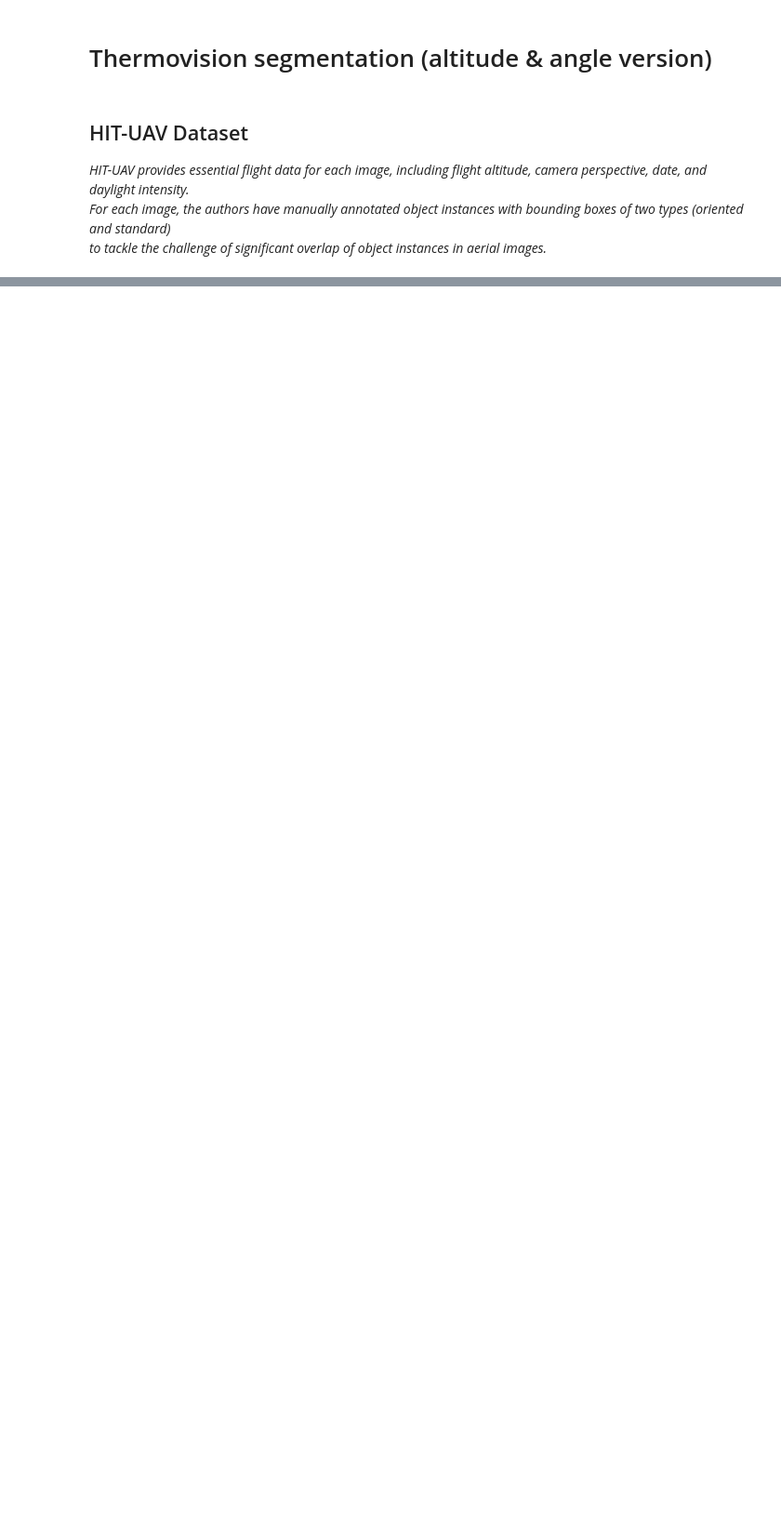
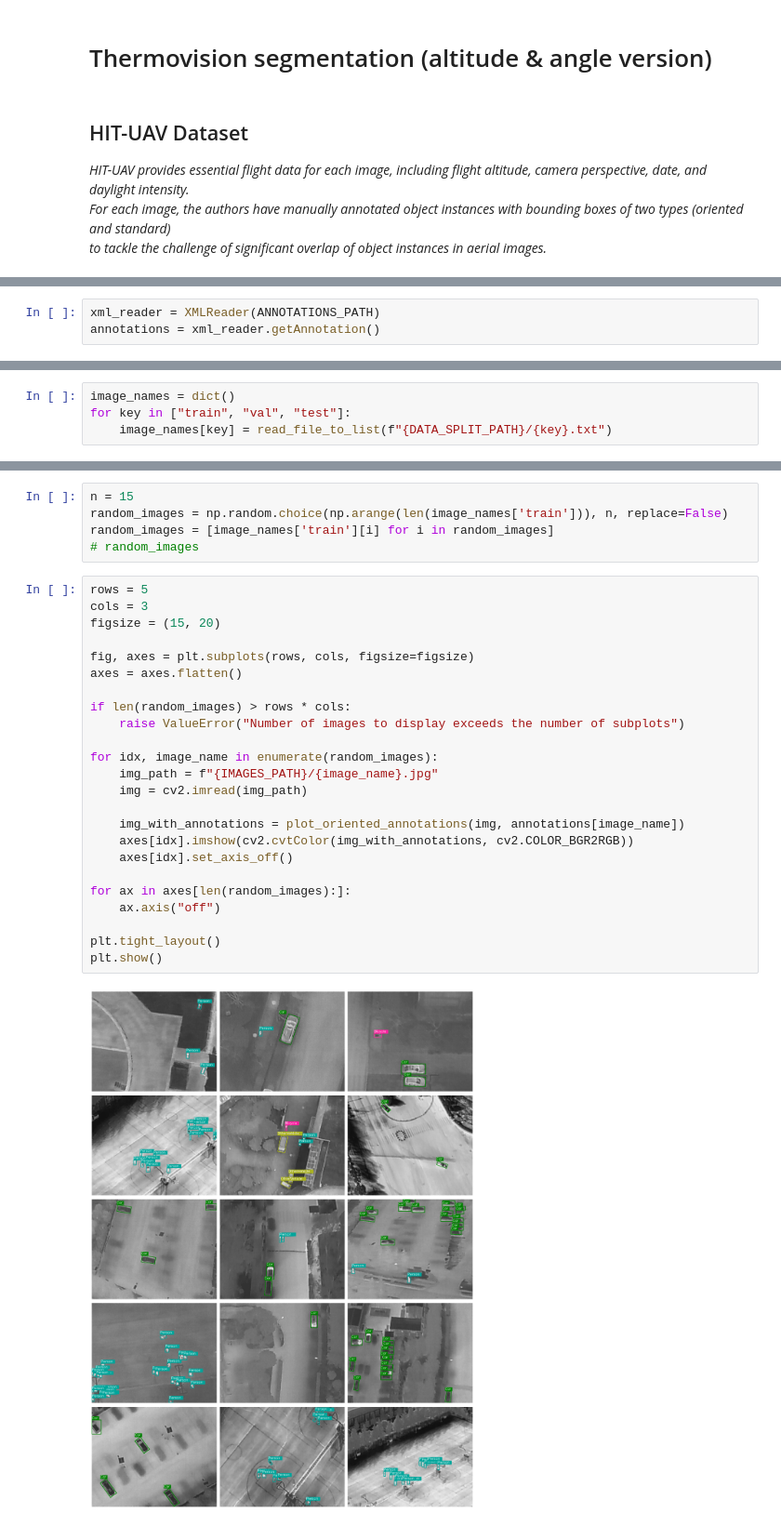
Before and after one commit to zuzg/thermal-segmentation, a Jupyter notebook: notebooks/segmentation_rotated.ipynb, the cells around one changed output, grey strips where cells are left out. Shown at 93% size. Saved outputs shown, nothing was run; the diff lists cells and outputs as text; blank space fills up the shorter version.

```diff
--- a/notebooks/segmentation_rotated.ipynb
+++ b/notebooks/segmentation_rotated.ipynb
@@ -114,0 +21,3 @@ TODO
+# %%
+xml_reader = XMLReader(ANNOTATIONS_PATH)
+annotations = xml_reader.getAnnotation()
@@ -114,0 +45,4 @@ TODO
+# %%
+image_names = dict()
+for key in ["train", "val", "test"]:
+    image_names[key] = read_file_to_list(f"{DATA_SPLIT_PATH}/{key}.txt")
@@ -114,0 +51,31 @@ TODO
+# %%
+n = 15
+random_images = np.random.choice(np.arange(len(image_names['train'])), n, replace=False)
+random_images = [image_names['train'][i] for i in random_images]
+# random_images
+# %%
+rows = 5
+cols = 3
+figsize = (15, 20)
+
+fig, axes = plt.subplots(rows, cols, figsize=figsize)
+axes = axes.flatten()
+
+if len(random_images) > rows * cols:
+    raise ValueError("Number of images to display exceeds the number of subplots")
+
+for idx, image_name in enumerate(random_images):
+    img_path = f"{IMAGES_PATH}/{image_name}.jpg"
+    img = cv2.imread(img_path)
+
+    img_with_annotations = plot_oriented_annotations(img, annotations[image_name])
+    axes[idx].imshow(cv2.cvtColor(img_with_annotations, cv2.COLOR_BGR2RGB))
+    axes[idx].set_axis_off()
+
+for ax in axes[len(random_images):]:
+    ax.axis("off")
+
+plt.tight_layout()
+plt.show()
+# %% [output]
+[figure, added]
```
Also changed, not shown: parts of 11 cells of this notebook.
